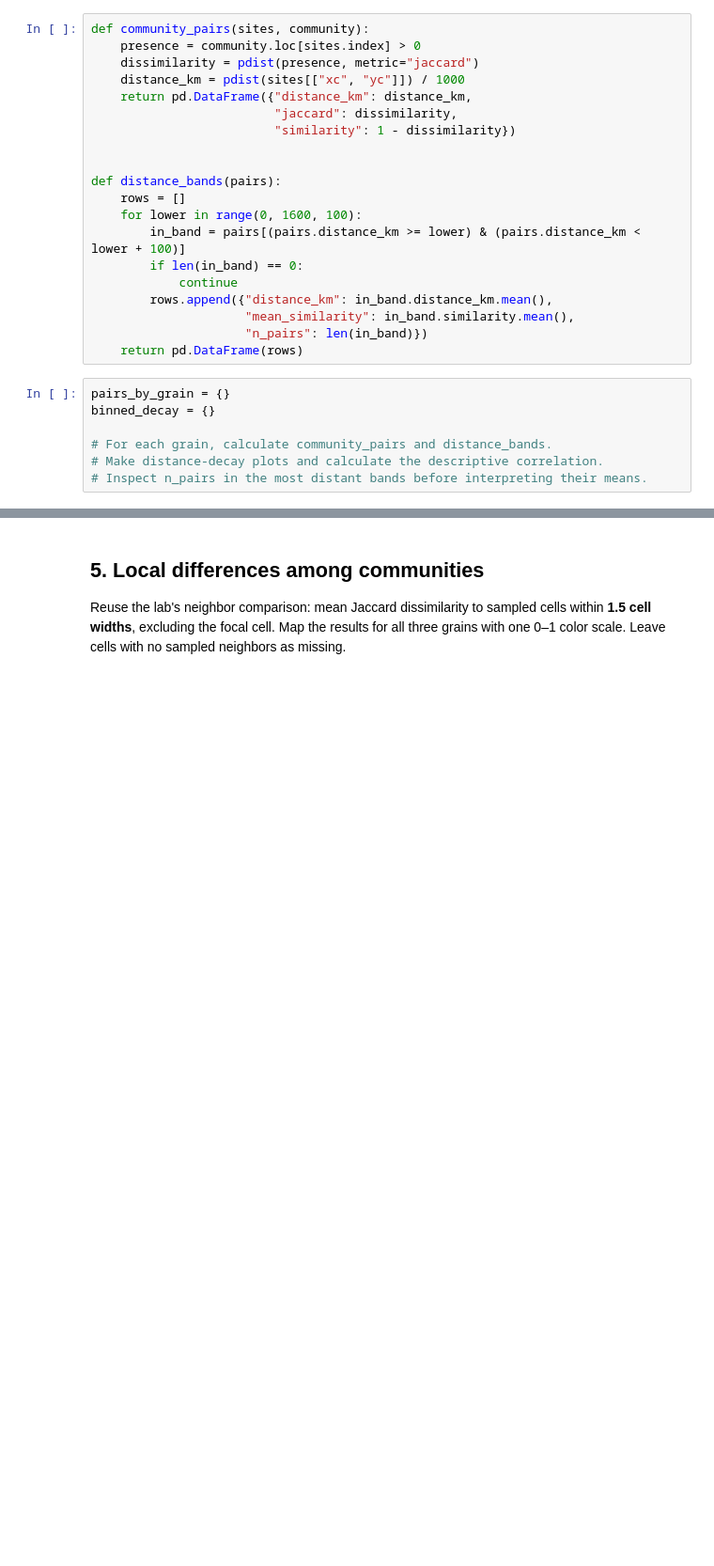
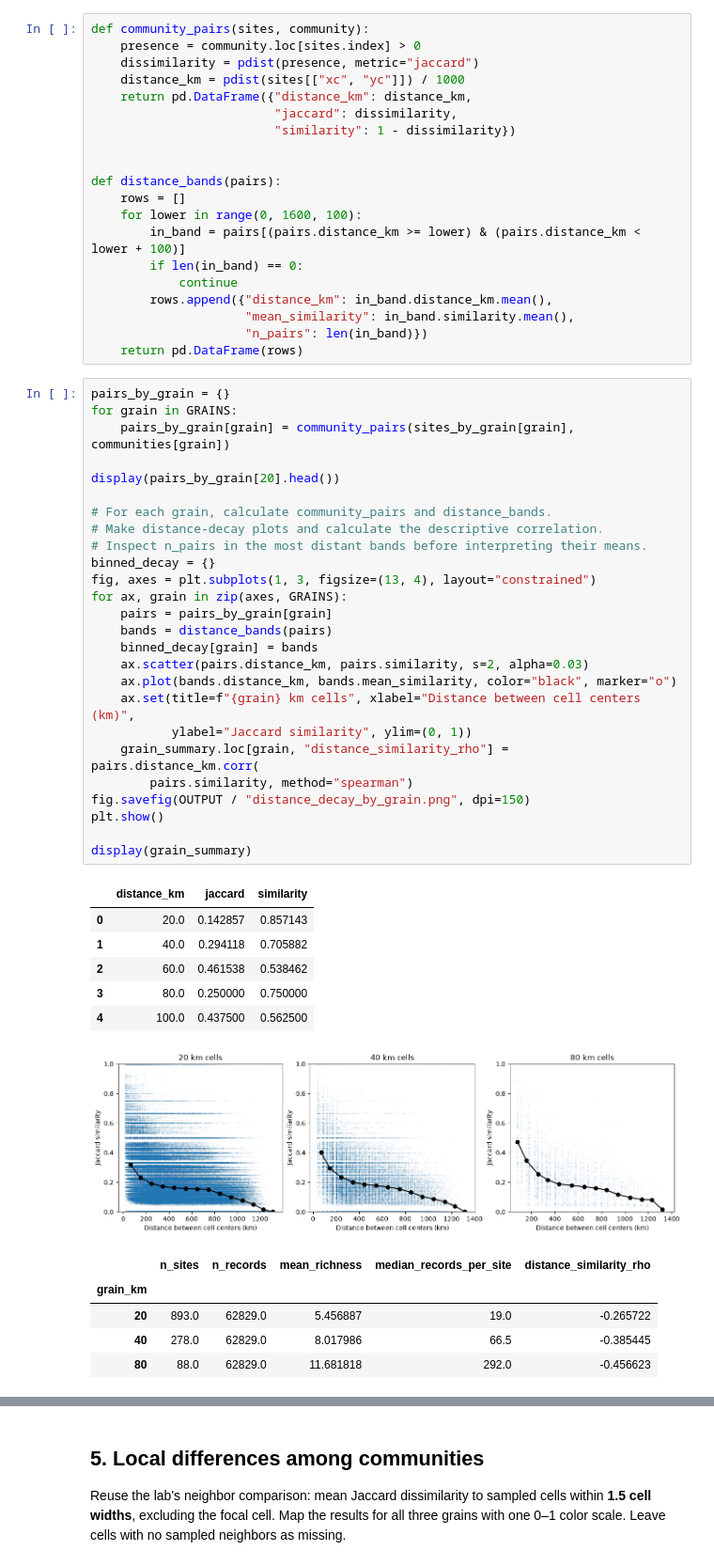
Before and after one commit to jddeabreu/BIO597-SpatialBiodiversity, a Jupyter notebook: docs/assignments/Assignment-11-SpatialCommunityComposition.ipynb, the cells around one changed output, grey strips where cells are left out. Shown at 94% size. Saved outputs shown, nothing was run; the diff lists cells and outputs as text; blank space fills up the shorter version.

```diff
--- a/docs/assignments/Assignment-11-SpatialCommunityComposition.ipynb
+++ b/docs/assignments/Assignment-11-SpatialCommunityComposition.ipynb
@@ -179,11 +253,43 @@ def distance_bands(pairs):
     return pd.DataFrame(rows)
 # %%
 pairs_by_grain = {}
-binned_decay = {}
+for grain in GRAINS:
+    pairs_by_grain[grain] = community_pairs(sites_by_grain[grain], communities[grain])
+
+display(pairs_by_grain[20].head())
 
 # For each grain, calculate community_pairs and distance_bands.
 # Make distance-decay plots and calculate the descriptive correlation.
 # Inspect n_pairs in the most distant bands before interpreting their means.
+binned_decay = {}
+fig, axes = plt.subplots(1, 3, figsize=(13, 4), layout="constrained")
+for ax, grain in zip(axes, GRAINS):
+    pairs = pairs_by_grain[grain]
+    bands = distance_bands(pairs)
+    binned_decay[grain] = bands
+    ax.scatter(pairs.distance_km, pairs.similarity, s=2, alpha=0.03)
+    ax.plot(bands.distance_km, bands.mean_similarity, color="black", marker="o")
+    ax.set(title=f"{grain} km cells", xlabel="Distance between cell centers (km)",
+           ylabel="Jaccard similarity", ylim=(0, 1))
+    grain_summary.loc[grain, "distance_similarity_rho"] = pairs.distance_km.corr(
+        pairs.similarity, method="spearman")
+fig.savefig(OUTPUT / "distance_decay_by_grain.png", dpi=150)
+plt.show()
+
+display(grain_summary)
+# %% [output]
+|  | distance_km | jaccard | similarity |
+| 0 | 20.0 | 0.142857 | 0.857143 |
+| 1 | 40.0 | 0.294118 | 0.705882 |
+| 2 | 60.0 | 0.461538 | 0.538462 |
+| 3 | 80.0 | 0.250000 | 0.750000 |
+| 4 | 100.0 | 0.437500 | 0.562500 |
+[figure, added]
+|  | n_sites | n_records | mean_richness | median_records_per_site | distance_similarity_rho |
+| grain_km |  |  |  |  |  |
+| 20 | 893.0 | 62829.0 | 5.456887 | 19.0 | -0.265722 |
+| 40 | 278.0 | 62829.0 | 8.017986 | 66.5 | -0.385445 |
+| 80 | 88.0 | 62829.0 | 11.681818 | 292.0 | -0.456623 |
 # %% [markdown]
 **Interpretation:** Does similarity decline steadily, level off, or show another
 pattern? How does the relationship change with grain? Explain at least two
```
Also changed, not shown: parts of 19 cells of this notebook.
